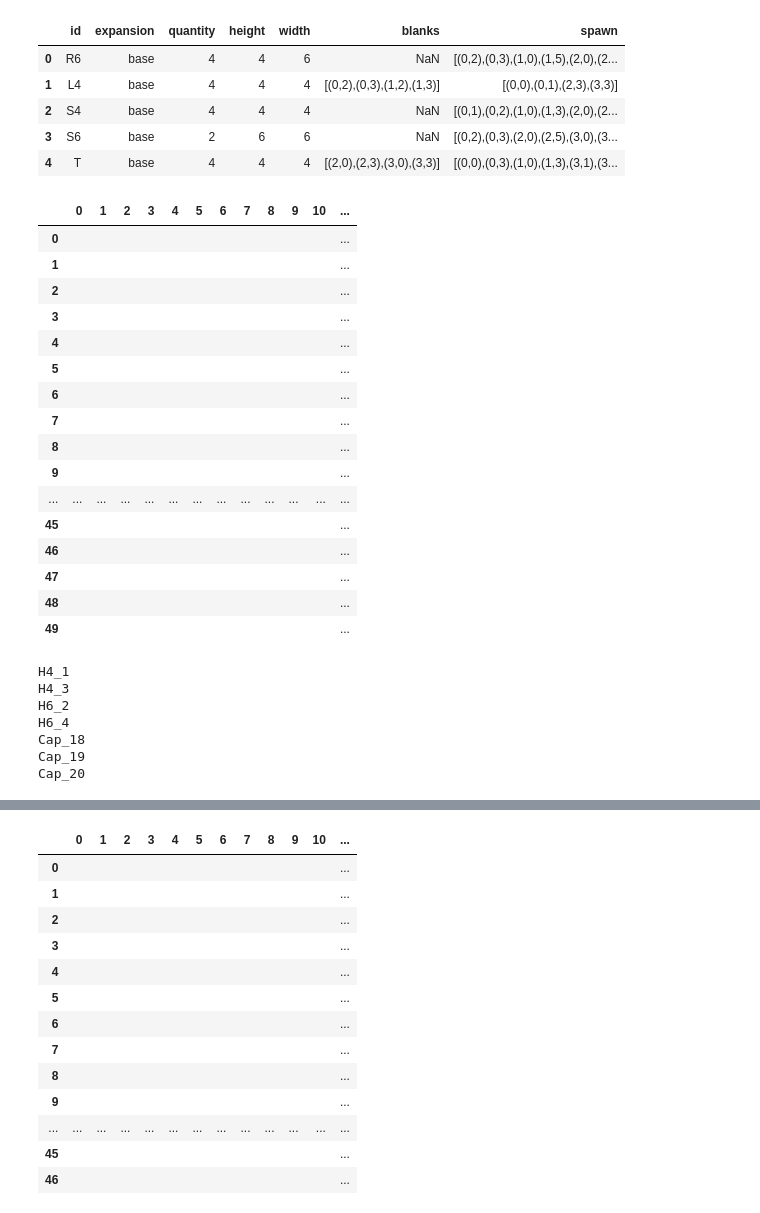
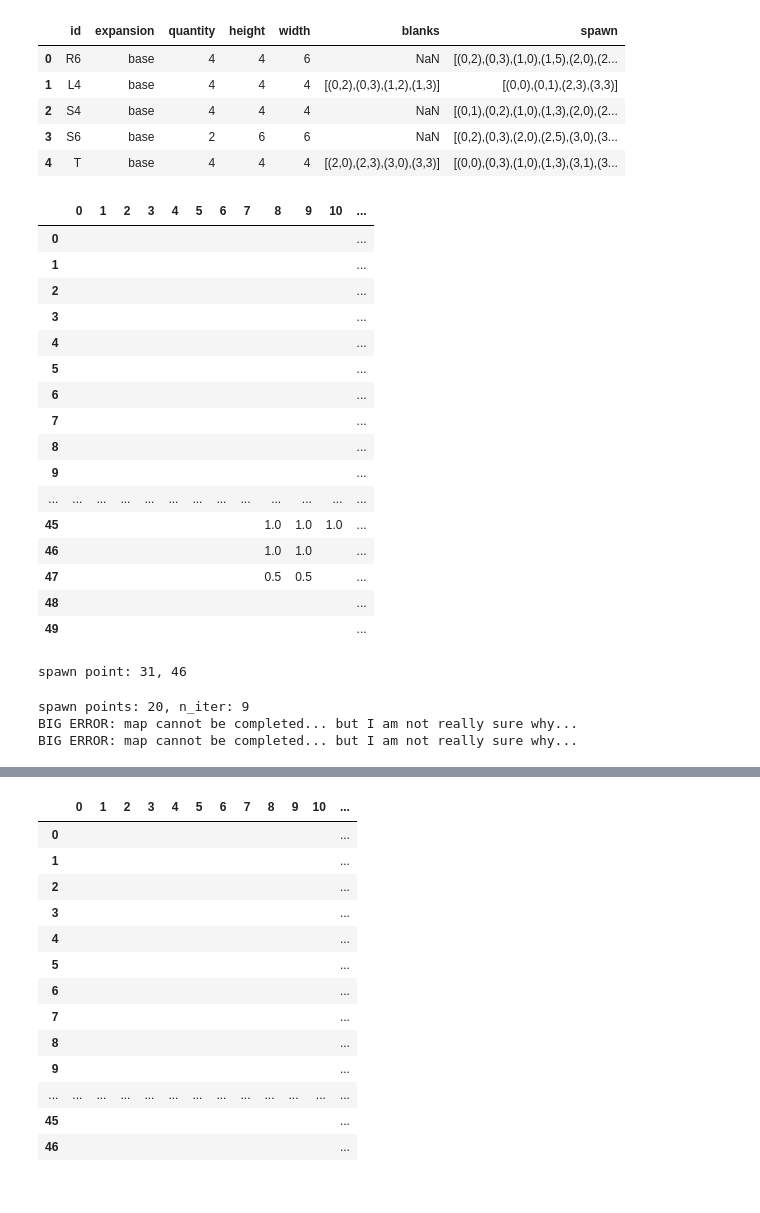
Before and after one commit to KevinCarr42/Descent_AI, a Jupyter notebook: DescentMapGenerator.ipynb, the cells around one changed output, grey strips where cells are left out. Cells and saved outputs as stored; diff of their text form; code cells hidden in the pictures.

Commit message:
map generator script complete, need to add functionality to avoid blocking spawn squares

```diff
--- a/DescentMapGenerator.ipynb
+++ b/DescentMapGenerator.ipynb
@@ -48,8 +48,8 @@ class Treasures:
         'relic_marker': 11,
     }
 
-    def __init__(self, n_encounters=4, n_treasure_per_encounter=3, always_chest=True, fancy_chance=0.2):
-        self.available_treasures = self.ALL_AVAILABLE_TREASURE_MARKERS.copy()
+    def __init__(self, n_encounters=4, n_treasure_per_encounter=3, always_chest=True, fancy_chance=0.2, expansions=True):
+        self.available_treasures = self.ALL_AVAILABLE_TREASURE_MARKERS.copy() if expansions else self.available_treasures.copy()[:4]
         self.encounters = self.generate_encounters(n_encounters, n_treasure_per_encounter, always_chest, fancy_chance)
 
     def generate_encounters(self, n_encounters, n_treasure_per_encounter, always_chest, fancy_chance):
@@ -706,36 +755,33 @@ class DescentMap:
         pass
 # %%
 main = DescentMap()
-# %%
-for _ in range(50):
-    main.spawn_tile(show=False)
-main.grid_map.fillna('')
-# %% [output]
-|  | 0 | 1 | 2 | 3 | 4 | 5 | 6 | 7 | 8 | 9 | 10 | ... |
-| 0 |  |  |  |  |  |  |  |  |  |  |  | ... |
-| 1 |  |  |  |  |  |  |  |  |  |  |  | ... |
-| 2 |  |  |  |  |  |  |  |  |  |  |  | ... |
-| 3 |  |  |  |  |  |  |  |  |  |  |  | ... |
-| 4 |  |  |  |  |  |  |  |  |  |  |  | ... |
-| 5 |  |  |  |  |  |  |  |  |  |  |  | ... |
-| 6 |  |  |  |  |  |  |  |  |  |  |  | ... |
-| 7 |  |  |  |  |  |  |  |  |  |  |  | ... |
-| 8 |  |  |  |  |  |  |  |  |  |  |  | ... |
-| 9 |  |  |  |  |  |  |  |  |  |  |  | ... |
-| ... | ... | ... | ... | ... | ... | ... | ... | ... | ... | ... | ... | ... |
-| 45 |  |  |  |  |  |  |  |  |  |  |  | ... |
-| 46 |  |  |  |  |  |  |  |  |  |  |  | ... |
-| 47 |  |  |  |  |  |  |  |  |  |  |  | ... |
-| 48 |  |  |  |  |  |  |  |  |  |  |  | ... |
-| 49 |  |  |  |  |  |  |  |  |  |  |  | ... |
-# %%
-for k in main.map_tiles_obj.unused_tiles:
-    print(k)
-# %% [output]
-H4_1
-H4_3
-H6_2
-H6_4
-Cap_18
-Cap_19
-Cap_20
+# %%
+main.spawn_tile(show=True)
+# %% [output]
+|  | 0 | 1 | 2 | 3 | 4 | 5 | 6 | 7 | 8 | 9 | 10 | ... |
+| 0 |  |  |  |  |  |  |  |  |  |  |  | ... |
+| 1 |  |  |  |  |  |  |  |  |  |  |  | ... |
+| 2 |  |  |  |  |  |  |  |  |  |  |  | ... |
+| 3 |  |  |  |  |  |  |  |  |  |  |  | ... |
+| 4 |  |  |  |  |  |  |  |  |  |  |  | ... |
+| 5 |  |  |  |  |  |  |  |  |  |  |  | ... |
+| 6 |  |  |  |  |  |  |  |  |  |  |  | ... |
+| 7 |  |  |  |  |  |  |  |  |  |  |  | ... |
+| 8 |  |  |  |  |  |  |  |  |  |  |  | ... |
+| 9 |  |  |  |  |  |  |  |  |  |  |  | ... |
+| ... | ... | ... | ... | ... | ... | ... | ... | ... | ... | ... | ... | ... |
+| 45 |  |  |  |  |  |  |  |  | 1.0 | 1.0 | 1.0 | ... |
+| 46 |  |  |  |  |  |  |  |  | 1.0 | 1.0 |  | ... |
+| 47 |  |  |  |  |  |  |  |  | 0.5 | 0.5 |  | ... |
+| 48 |  |  |  |  |  |  |  |  |  |  |  | ... |
+| 49 |  |  |  |  |  |  |  |  |  |  |  | ... |
+# %%
+main.cap_if_close_to_edge()
+# %% [output]
+spawn point: 31, 46
+# %%
+main.cap_all_except_n()
+# %% [output]
+spawn points: 20, n_iter: 9
+BIG ERROR: map cannot be completed... but I am not really sure why...
+BIG ERROR: map cannot be completed... but I am not really sure why...
```
Also changed, not shown: parts of 10 cells of this notebook.
